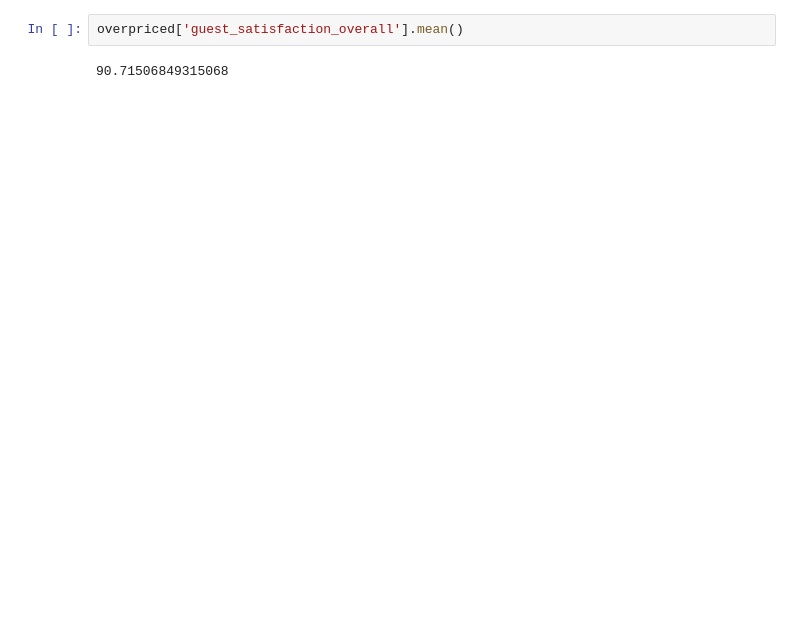
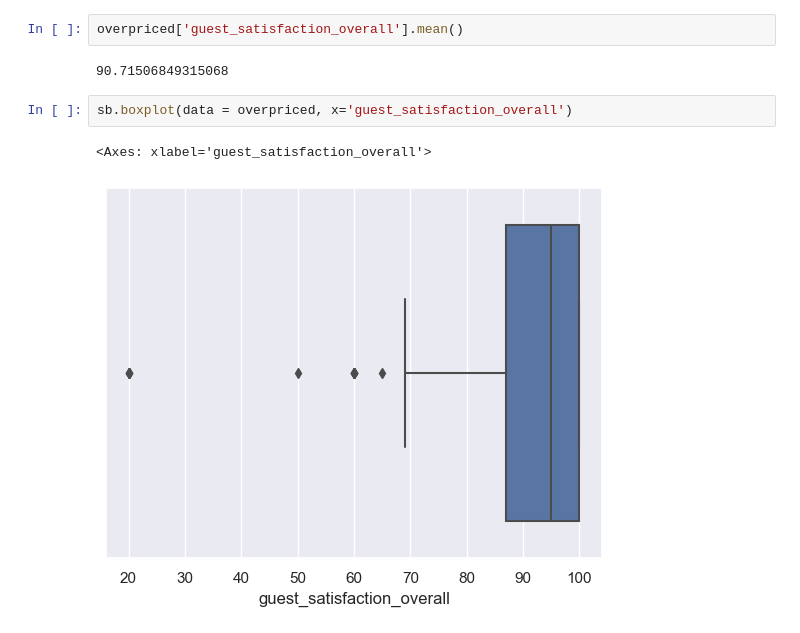
Before and after one commit to Revold1/SC1015-AirBNB, a Jupyter notebook: ForestofRandomisedTrees.ipynb, the cells around one changed output. Saved outputs shown, nothing was run; the diff lists cells and outputs as text; blank space fills up the shorter version.

```diff
--- a/ForestofRandomisedTrees.ipynb
+++ b/ForestofRandomisedTrees.ipynb
@@ -135,3 +140,8 @@ underpriced['guest_satisfaction_overall'].mean()
 overpriced['guest_satisfaction_overall'].mean()
 # %% [output]
 90.71506849315068
+# %%
+sb.boxplot(data = overpriced, x='guest_satisfaction_overall')
+# %% [output]
+<Axes: xlabel='guest_satisfaction_overall'>
+[figure, added]
```
Also changed, not shown: parts of 5 cells of this notebook, 1 other file.
